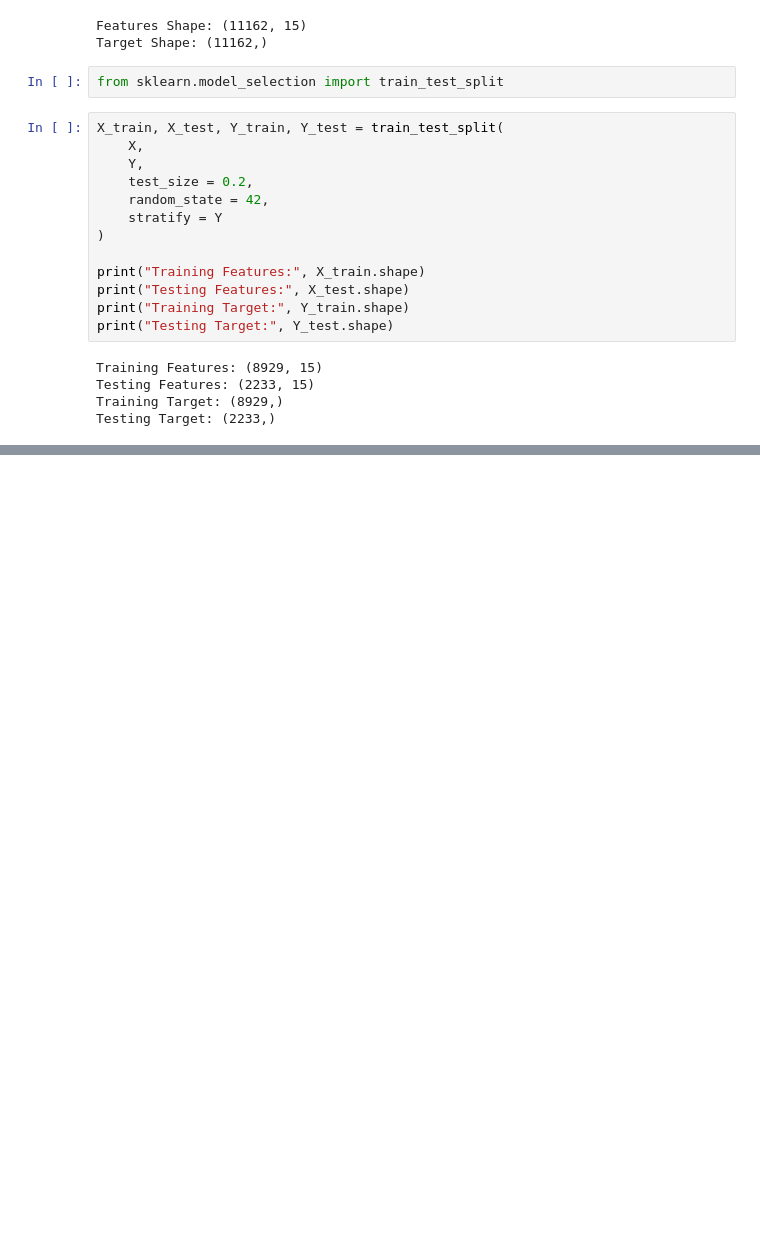
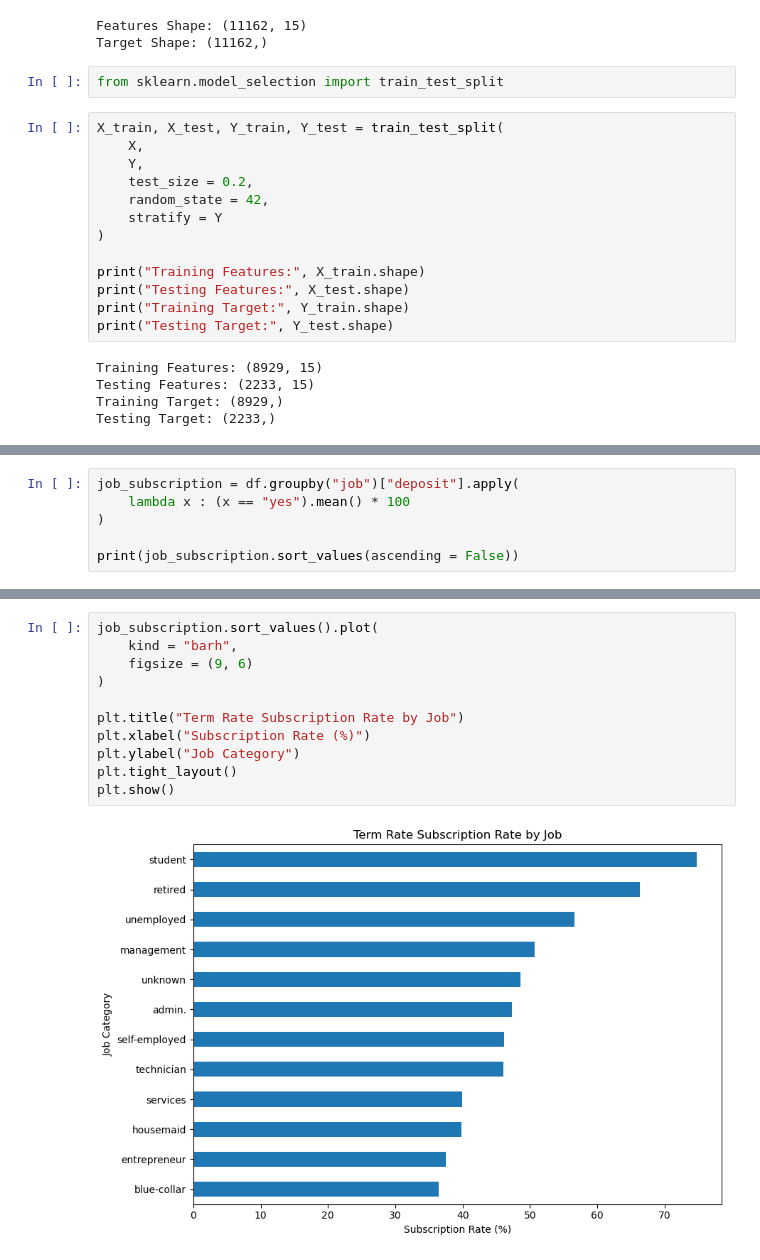
Before and after one commit to jasleenjk07/markovate-assessment, a Jupyter notebook: notebooks/Customer_Subscription_Classification.ipynb, the cells around one changed output, grey strips where cells are left out. Saved outputs shown, nothing was run; the diff lists cells and outputs as text; blank space fills up the shorter version.

```diff
--- a/notebooks/Customer_Subscription_Classification.ipynb
+++ b/notebooks/Customer_Subscription_Classification.ipynb
@@ -245,0 +299,6 @@ Testing Target: (2233,)
+# %%
+job_subscription = df.groupby("job")["deposit"].apply(
+    lambda x : (x == "yes").mean() * 100
+)
+
+print(job_subscription.sort_values(ascending = False))
@@ -245,0 +320,13 @@ Testing Target: (2233,)
+# %%
+job_subscription.sort_values().plot(
+    kind = "barh",
+    figsize = (9, 6)
+)
+
+plt.title("Term Rate Subscription Rate by Job")
+plt.xlabel("Subscription Rate (%)")
+plt.ylabel("Job Category")
+plt.tight_layout()
+plt.show()
+# %% [output]
+[figure, added]
```
Also changed, not shown: parts of 12 cells of this notebook.
